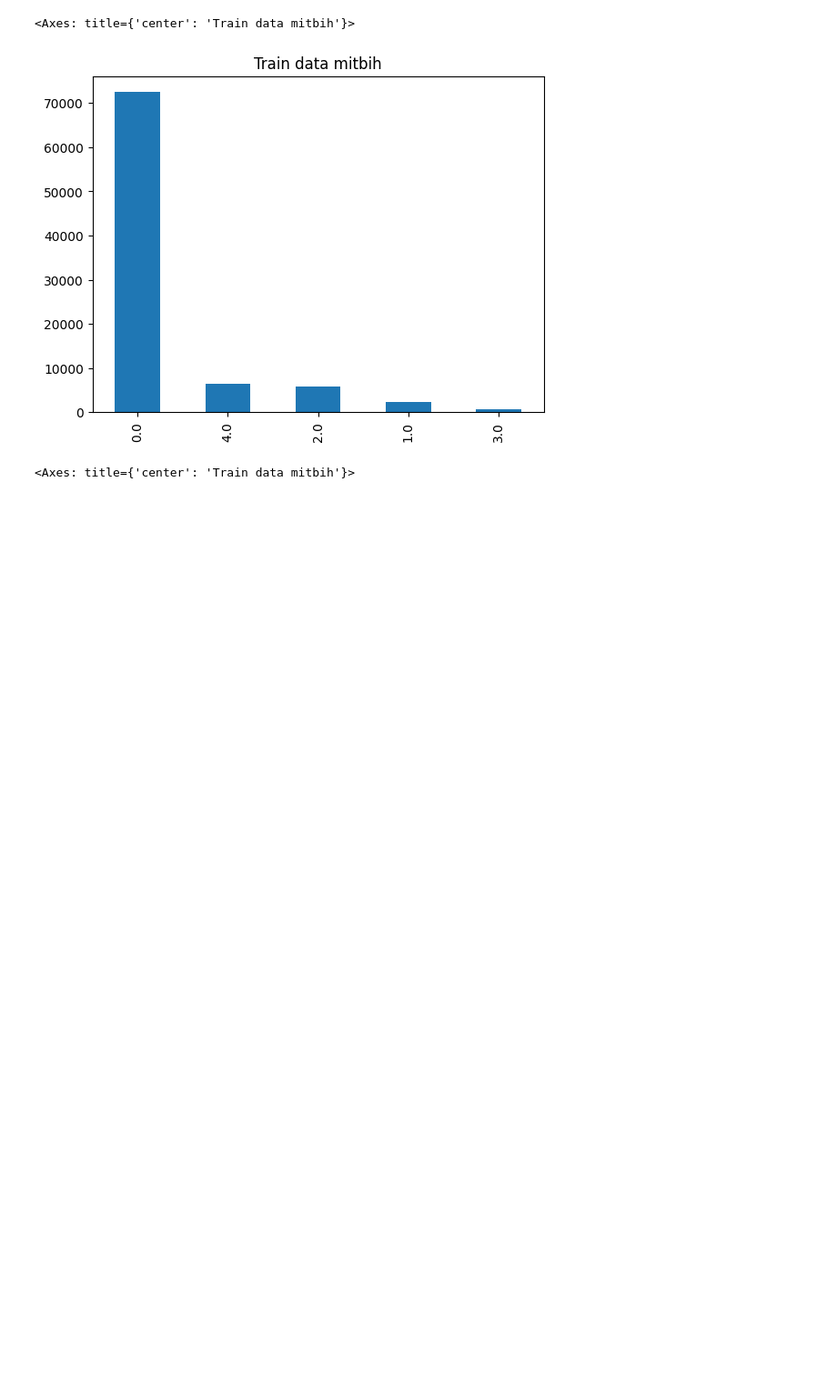
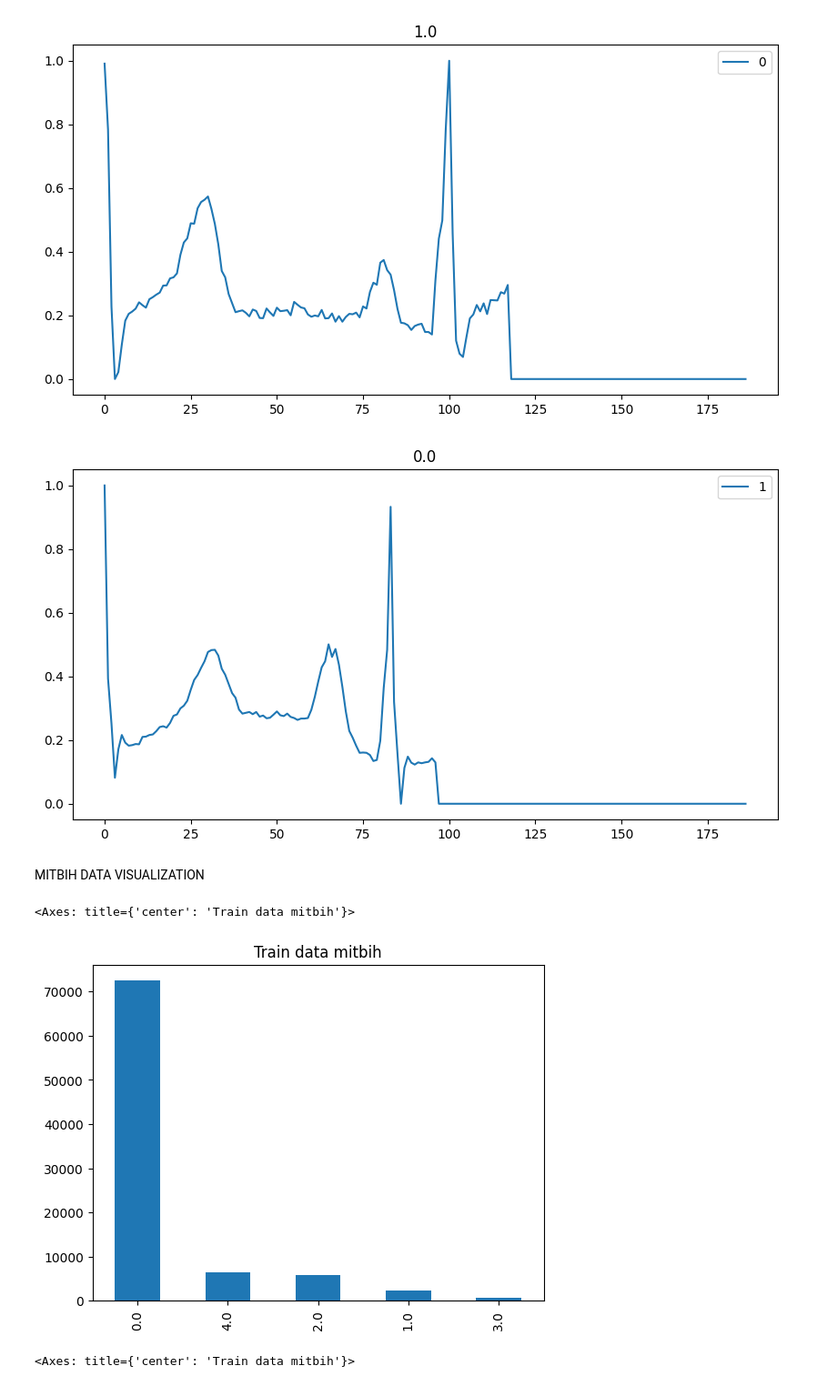
Before and after one commit to iandreileo/machine-learning-homework, a Jupyter notebook: homework_mitbih.ipynb, the cells around one changed output. Shown at 91% size. Cells and saved outputs as stored; diff of their text form; code cells hidden in the pictures; blank space fills up the shorter version.

```diff
--- a/homework_mitbih.ipynb
+++ b/homework_mitbih.ipynb
@@ -38,0 +88,10 @@ test_x_mitbih, test_y_mitbih = load_data(
+# %%
+ptbdb_labels = df_train_ptbdb['label'].unique()
+counts_train = df_train_ptbdb['label'].value_counts()
+counts_test= df_test_ptbdb['label'].value_counts()
+
+
+print("----------------------------------")
+print("TRAIN: "+  str(counts_train))
+print("----------------------------------")
+print("TEST: " + str(counts_test))
@@ -39,3 +107,17 @@ test_x_mitbih, test_y_mitbih = load_data(
+# %%
+# for each label, plot the data#
+for label in ptbdb_labels:
+    current = df_train_ptbdb[df_train_ptbdb['label'] == label].iloc[0]
+
+    # create a dataframe from the data and labels
+    current_df = pd.DataFrame(current)
+    current_df = current_df.drop('label', axis = 0)
+    current_df.plot(title = str(label), figsize = (10, 5))
+# %% [output]
+[figure, added]
+[figure, added]
+# %% [markdown]
+MITBIH DATA VISUALIZATION
 # %%
 # Train data mitbih
 
```
Also changed, not shown: parts of 16 cells of this notebook.
